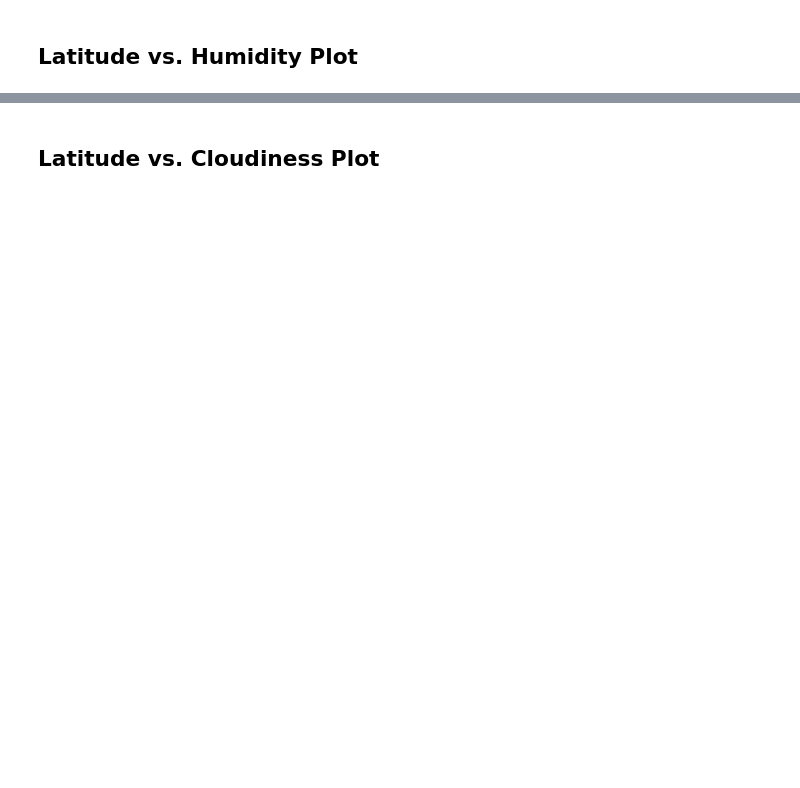
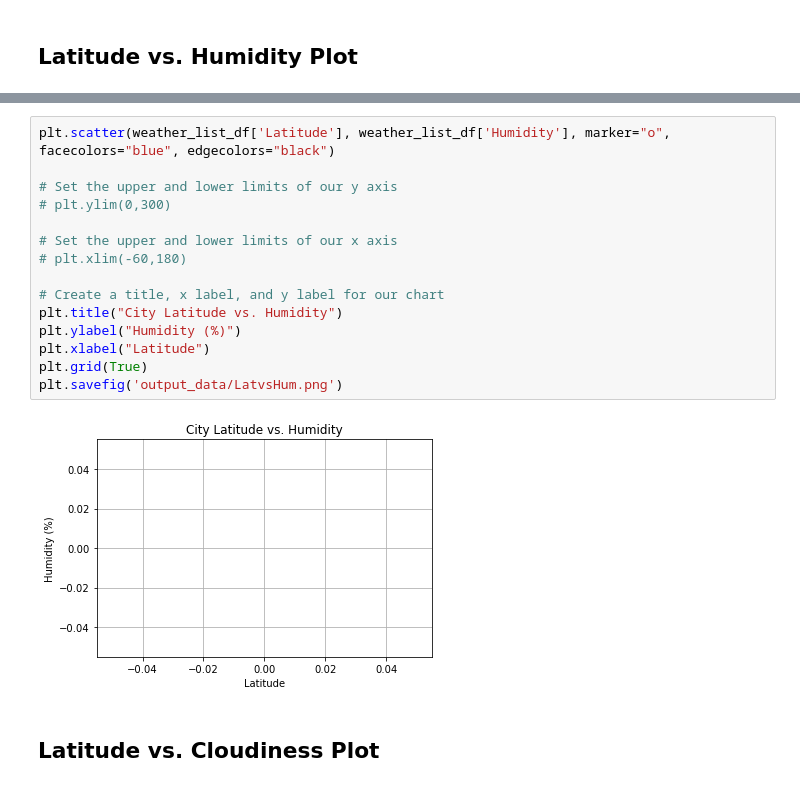
Before and after one commit to Fleming/python-api-challenge, a Jupyter notebook: WeatherPy/WeatherPy.ipynb, the cells around one changed output, grey strips where cells are left out. Drawn from its saved outputs; the diff is of its cells as text; blank space fills up the shorter version.

```diff
--- a/WeatherPy/WeatherPy.ipynb
+++ b/WeatherPy/WeatherPy.ipynb
@@ -122,2 +186,19 @@ Int64Index([], dtype='int64')
+# %%
+plt.scatter(weather_list_df['Latitude'], weather_list_df['Humidity'], marker="o", facecolors="blue", edgecolors="black")
+
+# Set the upper and lower limits of our y axis
+# plt.ylim(0,300)
+
+# Set the upper and lower limits of our x axis
+# plt.xlim(-60,180)
+
+# Create a title, x label, and y label for our chart
+plt.title("City Latitude vs. Humidity")
+plt.ylabel("Humidity (%)")
+plt.xlabel("Latitude")
+plt.grid(True)
+plt.savefig('output_data/LatvsHum.png')
+# %% [output]
+[figure, added]
 # %% [markdown]
 ## Latitude vs. Cloudiness Plot
```
Also changed, not shown: parts of 11 cells of this notebook, 10 other files.
